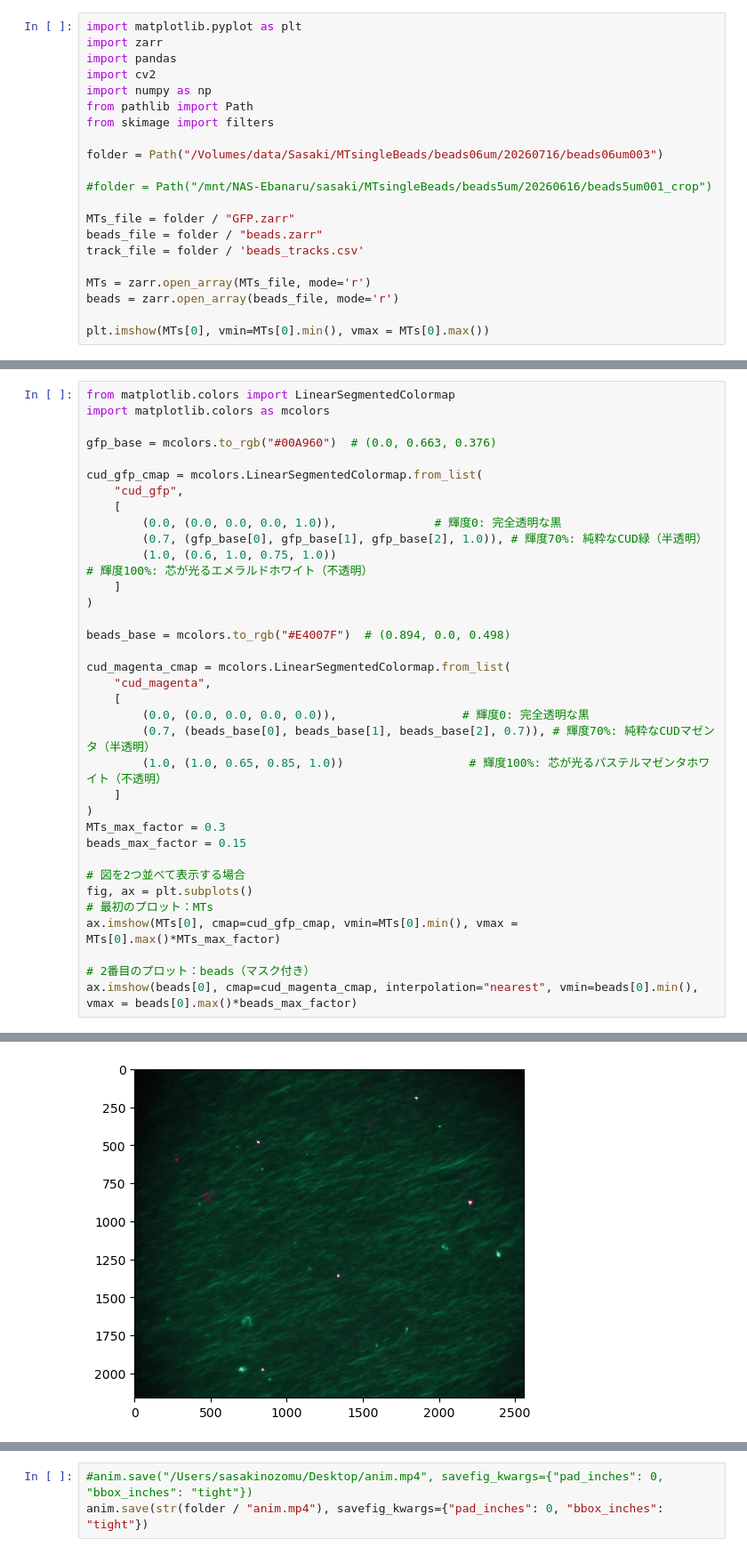
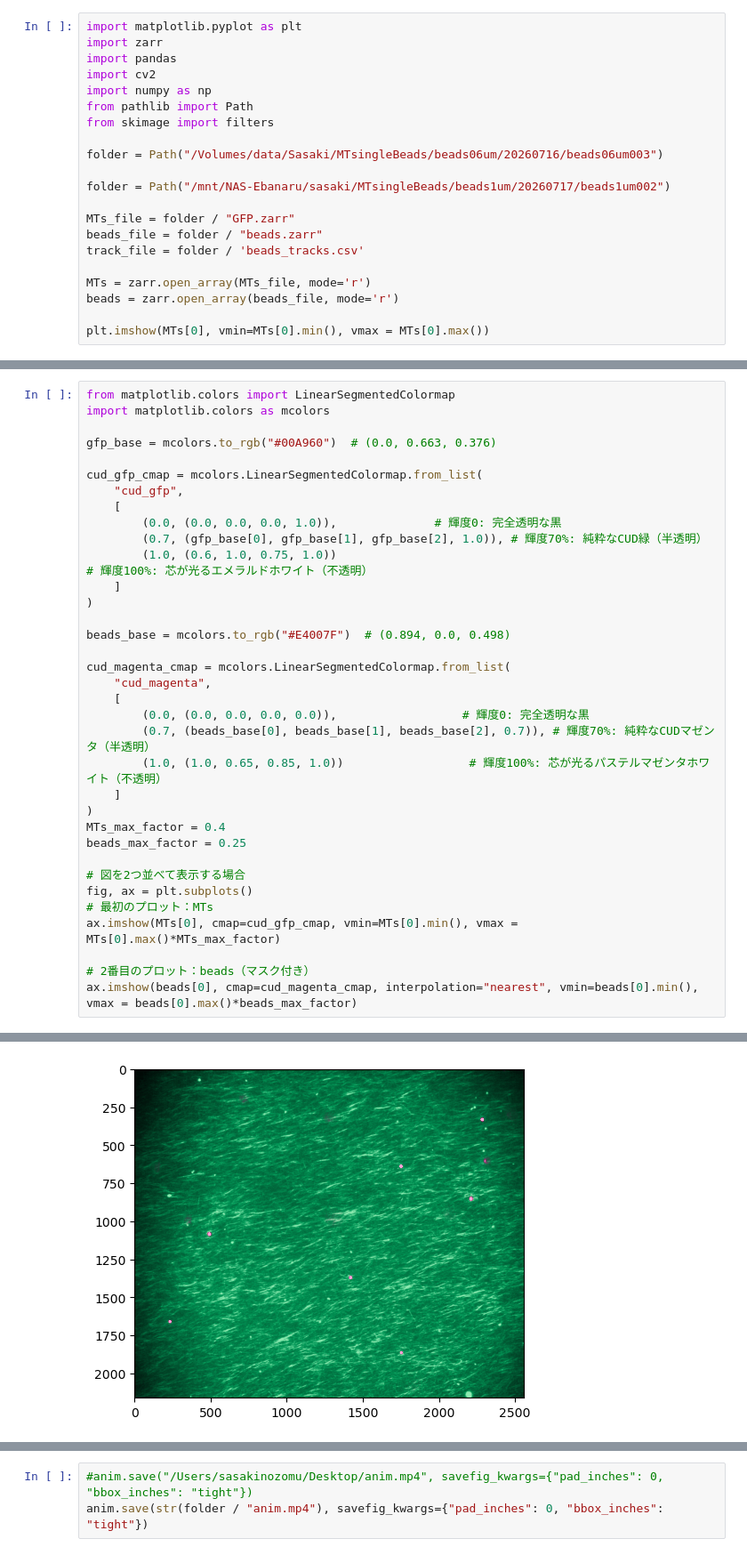
Before and after one commit to wppppupr/MTCargo_analysis, a Jupyter notebook: notebooks/movie.ipynb, the cells around one changed output, grey strips where cells are left out. Shown at 89% size. Drawn from its saved outputs; the diff is of its cells as text.

```diff
--- a/notebooks/movie.ipynb
+++ b/notebooks/movie.ipynb
@@ -9,7 +9,7 @@ from skimage import filters
 
 folder = Path("/Volumes/data/Sasaki/MTsingleBeads/beads06um/20260716/beads06um003")
 
-#folder = Path("/mnt/NAS-Ebanaru/sasaki/MTsingleBeads/beads5um/20260616/beads5um001_crop")
+folder = Path("/mnt/NAS-Ebanaru/sasaki/MTsingleBeads/beads1um/20260717/beads1um002")
 
 MTs_file = folder / "GFP.zarr"
 beads_file = folder / "beads.zarr"
@@ -38,36 +38,36 @@ gfp_base = mcolors.to_rgb("#00A960")  # (0.0, 0.663, 0.376)
 
 cud_gfp_cmap = mcolors.LinearSegmentedColormap.from_list(
     "cud_gfp",
     [
         (0.0, (0.0, 0.0, 0.0, 1.0)),              # 輝度0: 完全透明な黒
         (0.7, (gfp_base[0], gfp_base[1], gfp_base[2], 1.0)), # 輝度70%: 純粋なCUD緑（半透明）
         (1.0, (0.6, 1.0, 0.75, 1.0))              # 輝度100%: 芯が光るエメラルドホワイト（不透明）
     ]
 )
 
 beads_base = mcolors.to_rgb("#E4007F")  # (0.894, 0.0, 0.498)
 
 cud_magenta_cmap = mcolors.LinearSegmentedColormap.from_list(
     "cud_magenta",
     [
         (0.0, (0.0, 0.0, 0.0, 0.0)),                  # 輝度0: 完全透明な黒
         (0.7, (beads_base[0], beads_base[1], beads_base[2], 0.7)), # 輝度70%: 純粋なCUDマゼンタ（半透明）
         (1.0, (1.0, 0.65, 0.85, 1.0))                  # 輝度100%: 芯が光るパステルマゼンタホワイト（不透明）
     ]
 )
-MTs_max_factor = 0.3
-beads_max_factor = 0.15
+MTs_max_factor = 0.4
+beads_max_factor = 0.25
 
 # 図を2つ並べて表示する場合
 fig, ax = plt.subplots()
 # 最初のプロット：MTs
 ax.imshow(MTs[0], cmap=cud_gfp_cmap, vmin=MTs[0].min(), vmax = MTs[0].max()*MTs_max_factor)
 
 # 2番目のプロット：beads（マスク付き）
 ax.imshow(beads[0], cmap=cud_magenta_cmap, interpolation="nearest", vmin=beads[0].min(), vmax = beads[0].max()*beads_max_factor)
 # %% [output]
 <matplotlib.image.AxesImage at 0x...>
-[figure, old version]
+[figure, new version]
 # %%
 from matplotlib.animation import FuncAnimation
 import numpy as np
```
Also changed, not shown: parts of 3 cells of this notebook, 5 other files.
